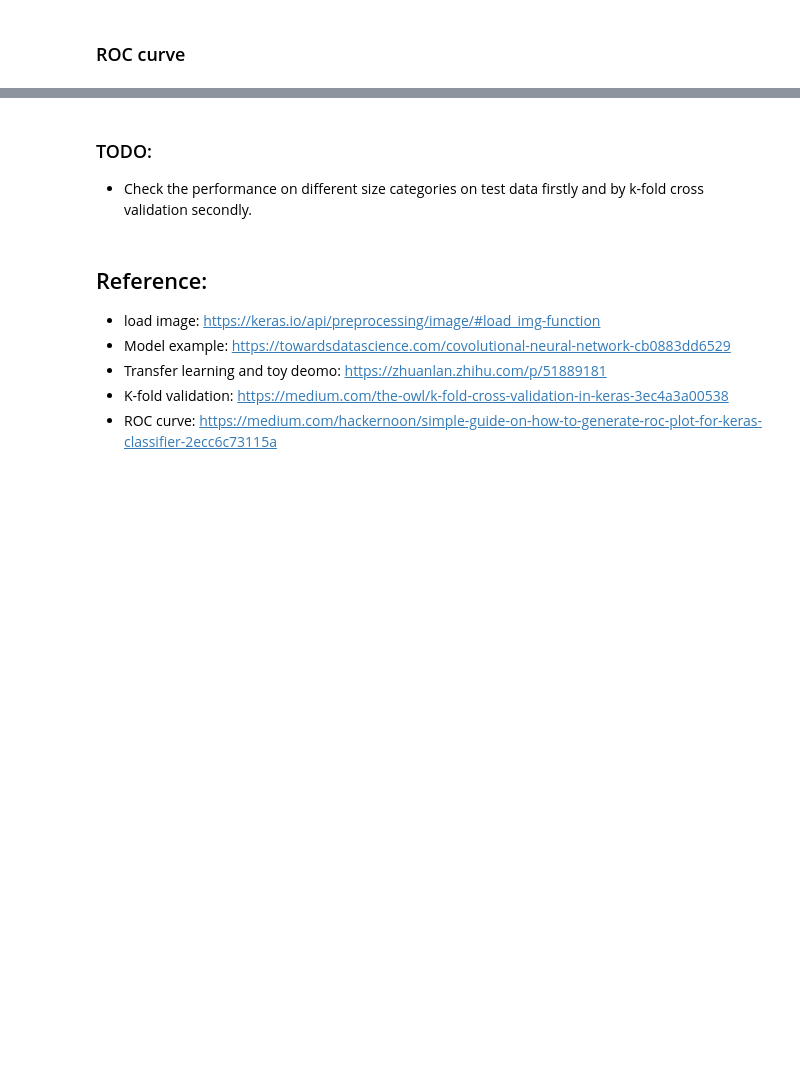
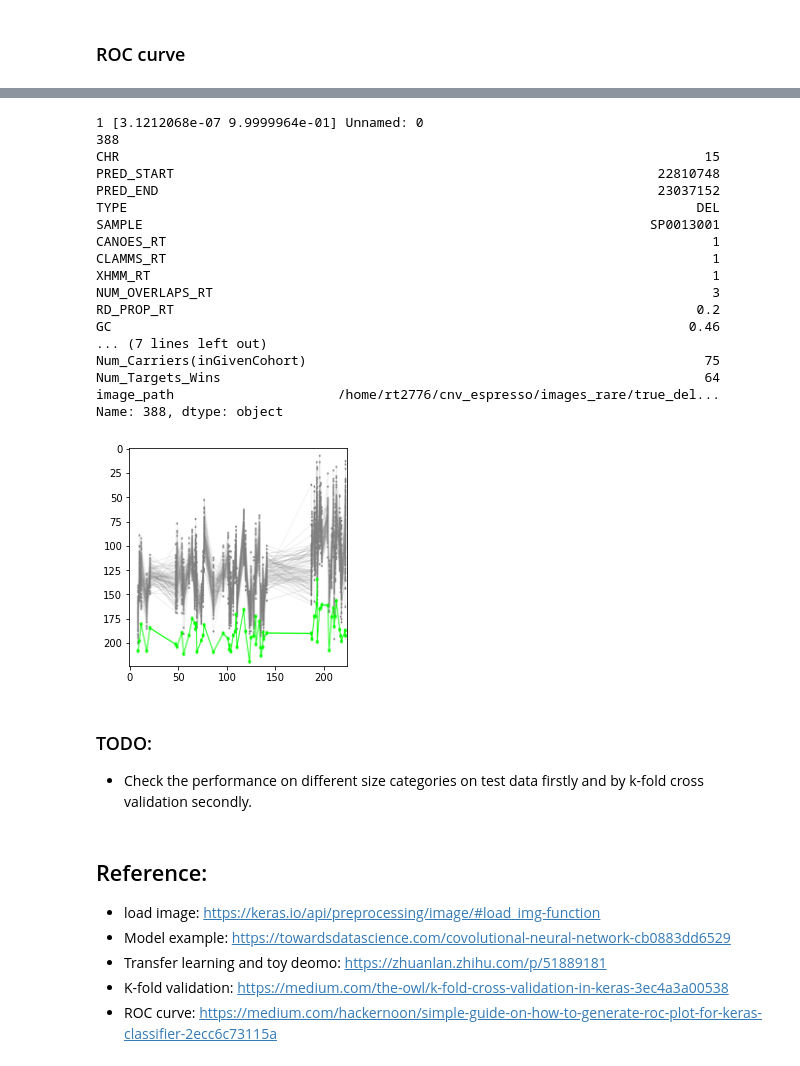
Before and after one commit to ShenLab/CNV-Espresso, a Jupyter notebook: src/training.ipynb, the cells around one changed output, grey strips where cells are left out. Saved outputs shown, nothing was run; the diff lists cells and outputs as text; code cells hidden in the pictures; blank space fills up the shorter version.

```diff
--- a/src/training.ipynb
+++ b/src/training.ipynb
@@ -370,0 +479,2 @@ project_name
+# %%
+test_pred = model1.predict(test_img)
@@ -371,3 +491,26 @@ project_name
+# %%
+i=random.randrange(len(test_img))
+showImg(test_img[i]),
+print(test_label[i], test_pred[i], test_cnv_info_df.iloc[i,:])
+# %% [output]
+1 [3.1212068e-07 9.9999964e-01] Unnamed: 0                                                                   388
+CHR                                                                           15
+PRED_START                                                              22810748
+PRED_END                                                                23037152
+TYPE                                                                         DEL
+SAMPLE                                                                 SP0013001
+CANOES_RT                                                                      1
+CLAMMS_RT                                                                      1
+XHMM_RT                                                                        1
+NUM_OVERLAPS_RT                                                                3
+RD_PROP_RT                                                                   0.2
+GC                                                                          0.46
+... (7 lines left out)
+Num_Carriers(inGivenCohort)                                                   75
+Num_Targets_Wins                                                              64
+image_path                     /home/rt2776/cnv_espresso/images_rare/true_del...
+Name: 388, dtype: object
+[figure, added]
 # %% [markdown]
 ### TODO:
 - Check the performance on different size categories on test data firstly and by k-fold cross validation secondly.
```
Also changed, not shown: parts of 39 cells of this notebook, 3 other files.
